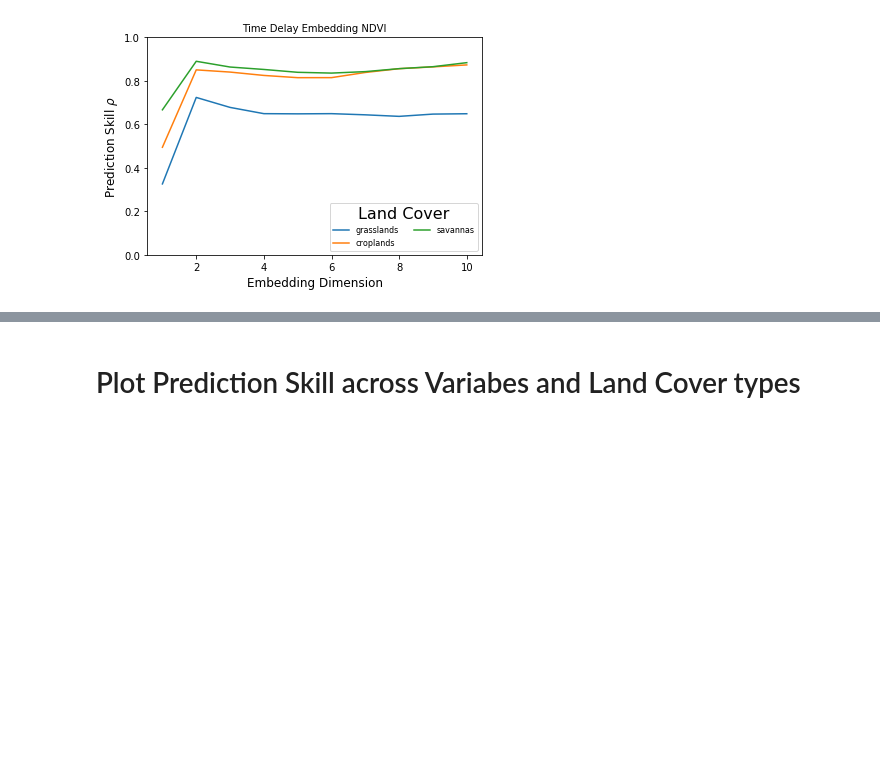
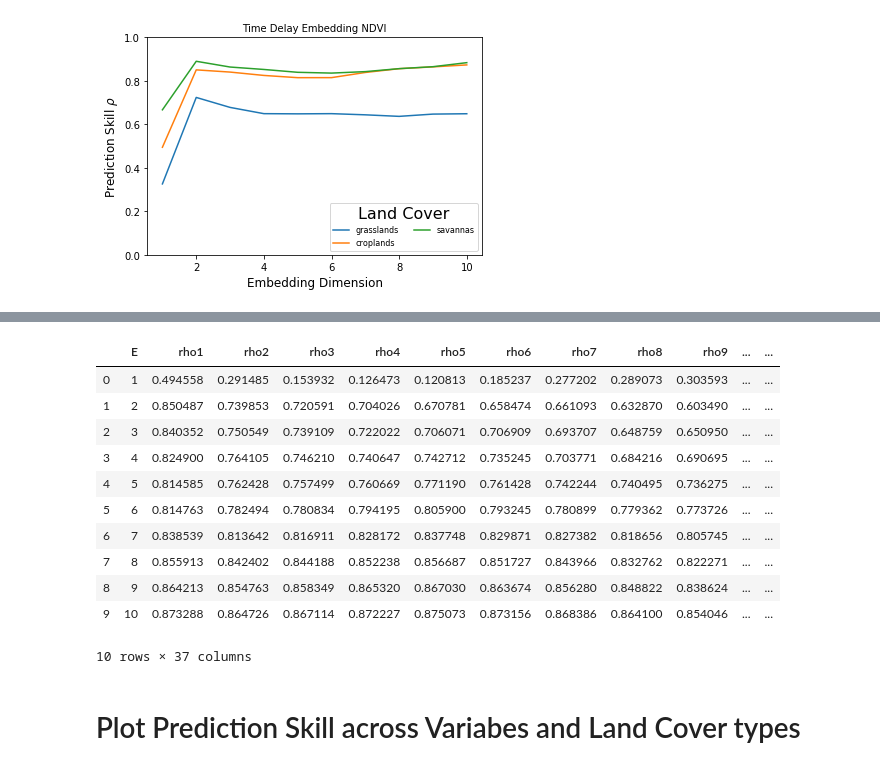
Before and after one commit to ecohydro/DroughtEDM, a Jupyter notebook: Notebooks/EDM/prediction_skill.ipynb, the cells around one changed output, grey strips where cells are left out. Saved outputs shown, nothing was run; the diff lists cells and outputs as text; code cells hidden in the pictures; blank space fills up the shorter version.

```diff
--- a/Notebooks/EDM/prediction_skill.ipynb
+++ b/Notebooks/EDM/prediction_skill.ipynb
@@ -175,3 +127,18 @@ ed_lcs_tp(OROMIA_TS_DIR, 'oromia_grasslands_df_norm.csv', 'NDVI', '1 100', '101
+# %%
+tp_ndvi_croplands
+# %% [output]
+|  | E | rho1 | rho2 | rho3 | rho4 | rho5 | rho6 | rho7 | rho8 | rho9 | ... | ... |
+| 0 | 1 | 0.494558 | 0.291485 | 0.153932 | 0.126473 | 0.120813 | 0.185237 | 0.277202 | 0.289073 | 0.303593 | ... | ... |
+| 1 | 2 | 0.850487 | 0.739853 | 0.720591 | 0.704026 | 0.670781 | 0.658474 | 0.661093 | 0.632870 | 0.603490 | ... | ... |
+| 2 | 3 | 0.840352 | 0.750549 | 0.739109 | 0.722022 | 0.706071 | 0.706909 | 0.693707 | 0.648759 | 0.650950 | ... | ... |
+| 3 | 4 | 0.824900 | 0.764105 | 0.746210 | 0.740647 | 0.742712 | 0.735245 | 0.703771 | 0.684216 | 0.690695 | ... | ... |
+| 4 | 5 | 0.814585 | 0.762428 | 0.757499 | 0.760669 | 0.771190 | 0.761428 | 0.742244 | 0.740495 | 0.736275 | ... | ... |
+| 5 | 6 | 0.814763 | 0.782494 | 0.780834 | 0.794195 | 0.805900 | 0.793245 | 0.780899 | 0.779362 | 0.773726 | ... | ... |
+| 6 | 7 | 0.838539 | 0.813642 | 0.816911 | 0.828172 | 0.837748 | 0.829871 | 0.827382 | 0.818656 | 0.805745 | ... | ... |
+| 7 | 8 | 0.855913 | 0.842402 | 0.844188 | 0.852238 | 0.856687 | 0.851727 | 0.843966 | 0.832762 | 0.822271 | ... | ... |
+| 8 | 9 | 0.864213 | 0.854763 | 0.858349 | 0.865320 | 0.867030 | 0.863674 | 0.856280 | 0.848822 | 0.838624 | ... | ... |
+| 9 | 10 | 0.873288 | 0.864726 | 0.867114 | 0.872227 | 0.875073 | 0.873156 | 0.868386 | 0.864100 | 0.854046 | ... | ... |
+10 rows × 37 columns
 # %%
 SMALL_SIZE = 10
 MEDIUM_SIZE = 12
```
Also changed, not shown: parts of 4 cells of this notebook.
